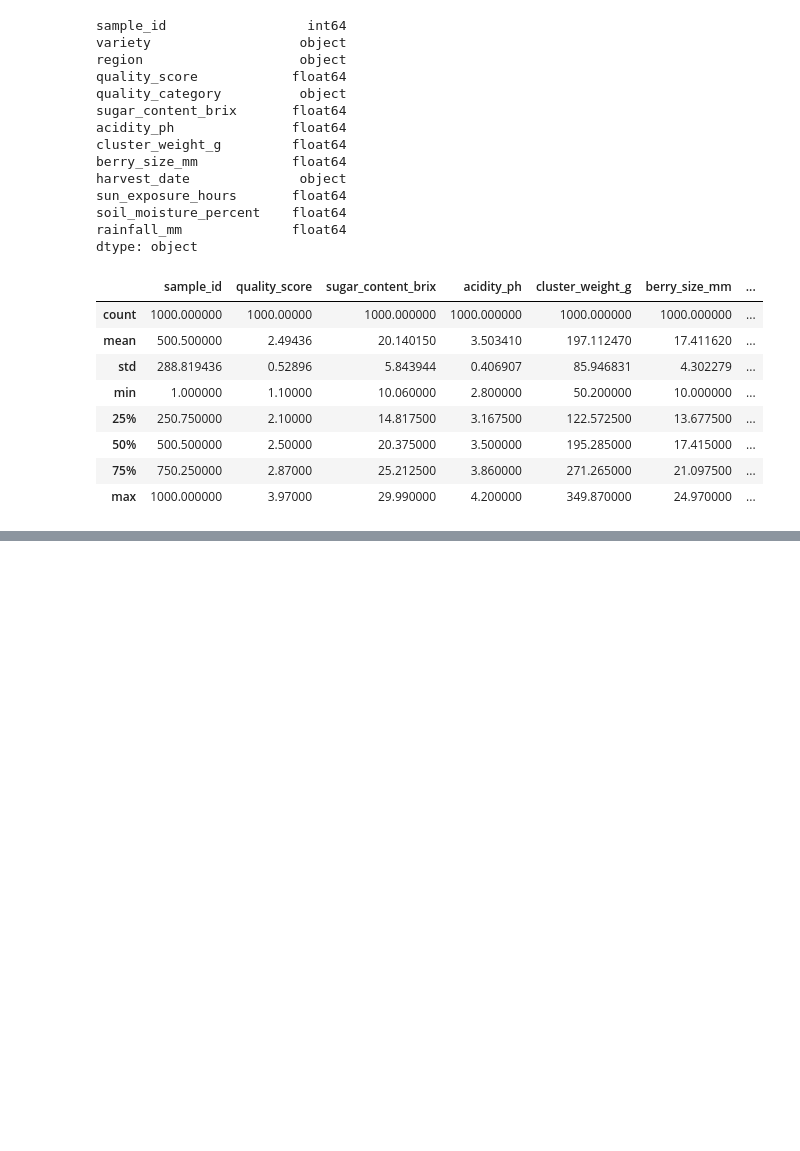
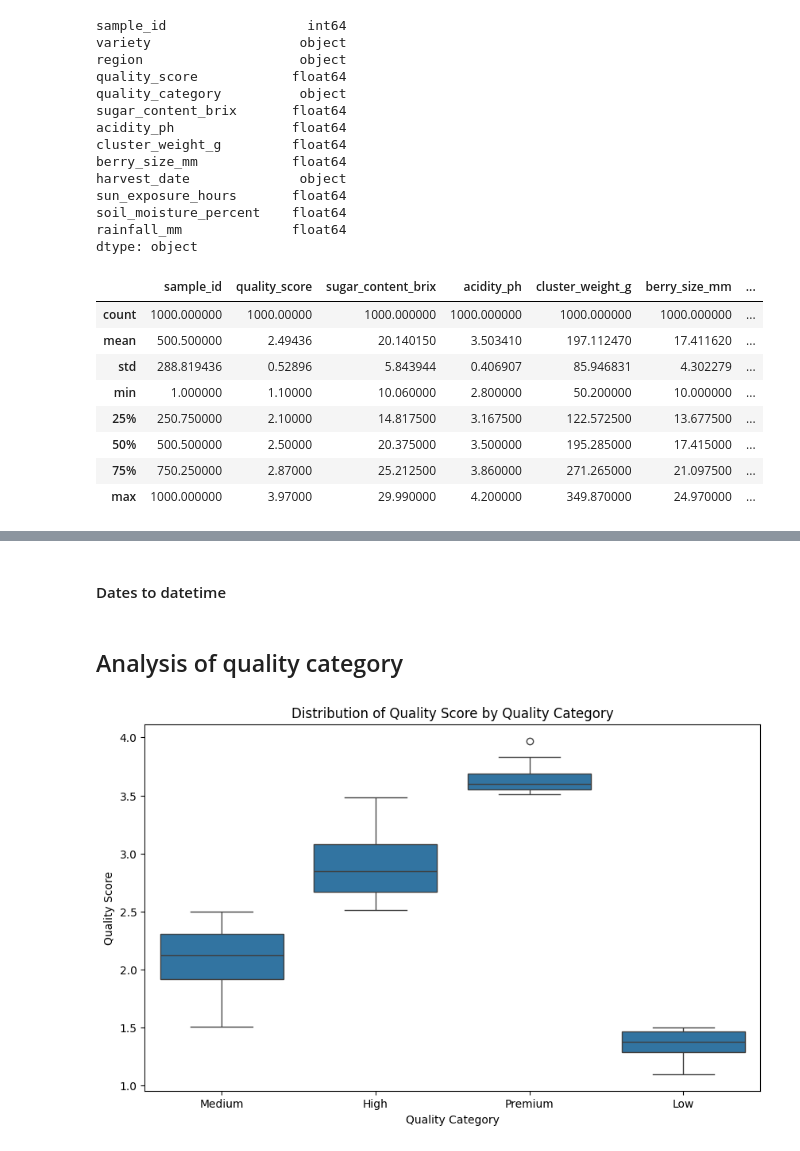
Before and after one commit to lazychach/Grape_Quality_Prediction, a Jupyter notebook: process/cleaning_process/clean.ipynb, the cells around one changed output, grey strips where cells are left out. Cells and saved outputs as stored; diff of their text form; code cells hidden in the pictures; blank space fills up the shorter version.

```diff
--- a/process/cleaning_process/clean.ipynb
+++ b/process/cleaning_process/clean.ipynb
@@ -46,0 +100,17 @@ df_grape.describe()
+# %% [markdown]
+#### Dates to datetime
+# %%
+df_grape['harvest_date'] = pd.to_datetime(df_grape['harvest_date'])
+# %% [markdown]
+## Analysis of quality category
+# %%
+quality_summary = df_grape.groupby('quality_category')['quality_score'].describe()
+
+plt.figure(figsize=(10, 6))
+sns.boxplot(data=df_grape, x='quality_category', y='quality_score')
+plt.title('Distribution of Quality Score by Quality Category')
+plt.xlabel('Quality Category')
+plt.ylabel('Quality Score')
+plt.show()
+# %% [output]
+[figure, added]
```
Also changed, not shown: parts of 17 cells of this notebook.
